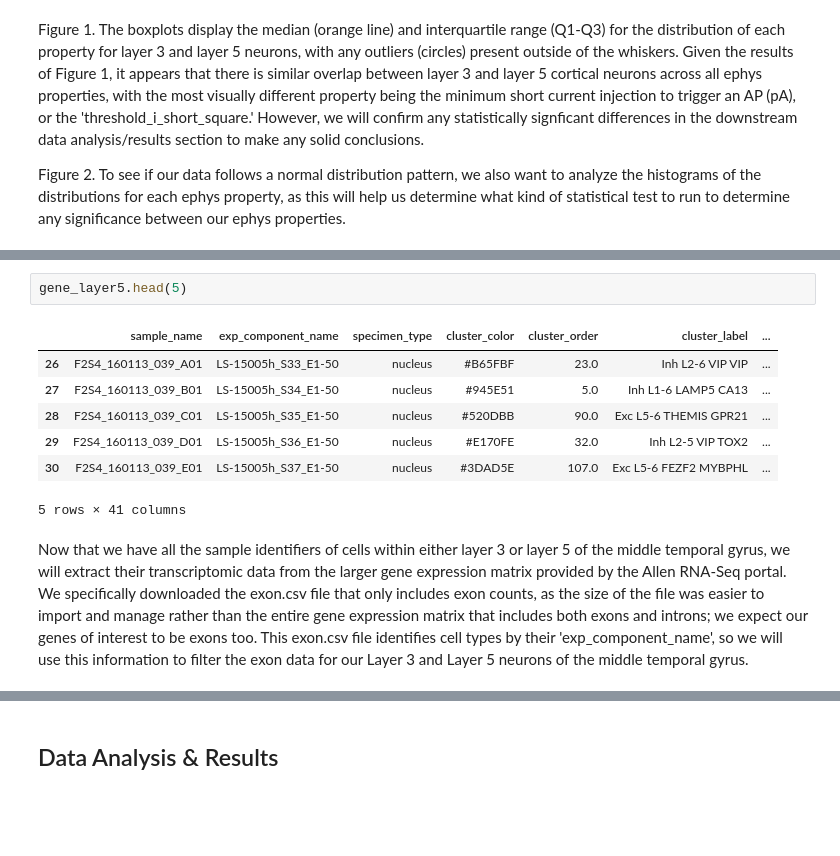
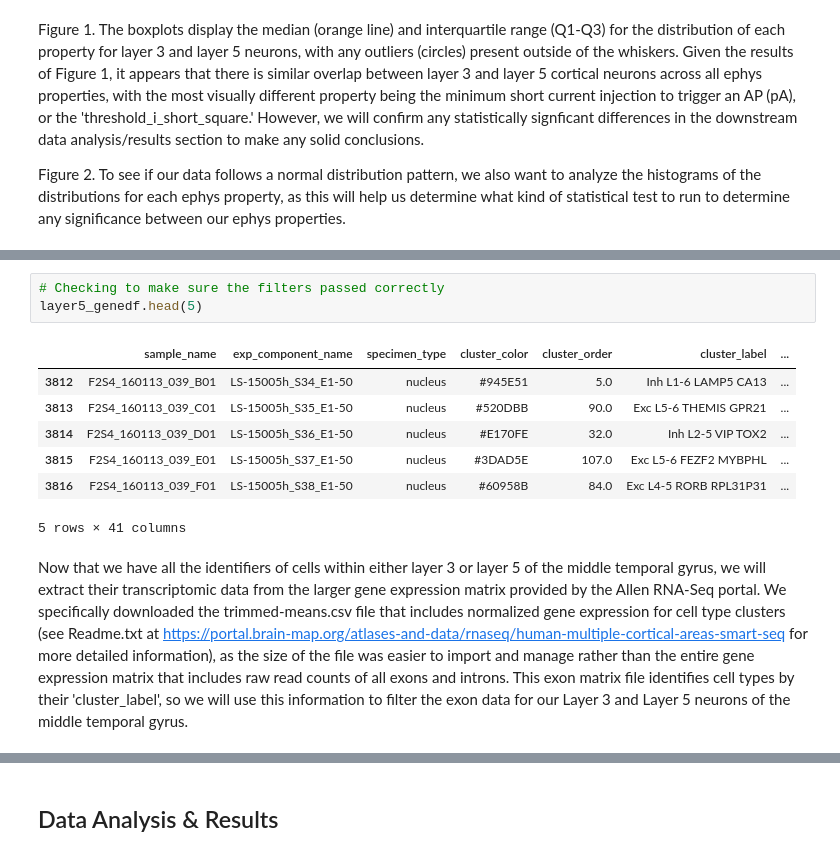
Before and after one commit to cbn003/CellTypes, a Jupyter notebook: CellTypesProject.ipynb, the cells around one changed output, grey strips where cells are left out. Saved outputs shown, nothing was run; the diff lists cells and outputs as text; blank space fills up the shorter version.

```diff
--- a/CellTypesProject.ipynb
+++ b/CellTypesProject.ipynb
@@ -278,12 +242,13 @@ gene_layer3.head(5)
-# %%
-gene_layer5.head(5)
-# %% [output]
-|  | sample_name | exp_component_name | specimen_type | cluster_color | cluster_order | cluster_label | ... |
-| 26 | F2S4_160113_039_A01 | LS-15005h_S33_E1-50 | nucleus | #B65FBF | 23.0 | Inh L2-6 VIP VIP | ... |
-| 27 | F2S4_160113_039_B01 | LS-15005h_S34_E1-50 | nucleus | #945E51 | 5.0 | Inh L1-6 LAMP5 CA13 | ... |
-| 28 | F2S4_160113_039_C01 | LS-15005h_S35_E1-50 | nucleus | #520DBB | 90.0 | Exc L5-6 THEMIS GPR21 | ... |
-| 29 | F2S4_160113_039_D01 | LS-15005h_S36_E1-50 | nucleus | #E170FE | 32.0 | Inh L2-5 VIP TOX2 | ... |
-| 30 | F2S4_160113_039_E01 | LS-15005h_S37_E1-50 | nucleus | #3DAD5E | 107.0 | Exc L5-6 FEZF2 MYBPHL | ... |
-5 rows × 41 columns
+# %%
+# Checking to make sure the filters passed correctly
+layer5_genedf.head(5)
+# %% [output]
+|  | sample_name | exp_component_name | specimen_type | cluster_color | cluster_order | cluster_label | ... |
+| 3812 | F2S4_160113_039_B01 | LS-15005h_S34_E1-50 | nucleus | #945E51 | 5.0 | Inh L1-6 LAMP5 CA13 | ... |
+| 3813 | F2S4_160113_039_C01 | LS-15005h_S35_E1-50 | nucleus | #520DBB | 90.0 | Exc L5-6 THEMIS GPR21 | ... |
+| 3814 | F2S4_160113_039_D01 | LS-15005h_S36_E1-50 | nucleus | #E170FE | 32.0 | Inh L2-5 VIP TOX2 | ... |
+| 3815 | F2S4_160113_039_E01 | LS-15005h_S37_E1-50 | nucleus | #3DAD5E | 107.0 | Exc L5-6 FEZF2 MYBPHL | ... |
+| 3816 | F2S4_160113_039_F01 | LS-15005h_S38_E1-50 | nucleus | #60958B | 84.0 | Exc L4-5 RORB RPL31P31 | ... |
+5 rows × 41 columns
 # %% [markdown]
-Now that we have all the sample identifiers of cells within either layer 3 or layer 5 of the middle temporal gyrus, we will extract their transcriptomic data from the larger gene expression matrix provided by the Allen RNA-Seq portal. We specifically downloaded the exon.csv file that only includes exon counts, as the size of the file was easier to import and manage rather than the entire gene expression matrix that includes both exons and introns; we expect our genes of interest to be exons too.  This exon.csv file identifies cell types by their 'exp_component_name', so we will use this information to filter the exon data for our Layer 3 and Layer 5 neurons of the middle temporal gyrus.
+Now that we have all the identifiers of cells within either layer 3 or layer 5 of the middle temporal gyrus, we will extract their transcriptomic data from the larger gene expression matrix provided by the Allen RNA-Seq portal. We specifically downloaded the trimmed-means.csv file that includes normalized gene expression for cell type clusters (see Readme.txt at https://portal.brain-map.org/atlases-and-data/rnaseq/human-multiple-cortical-areas-smart-seq for more detailed information), as the size of the file was easier to import and manage rather than the entire gene expression matrix that includes raw read counts of all exons and introns. This exon matrix file identifies cell types by their 'cluster_label', so we will use this information to filter the exon data for our Layer 3 and Layer 5 neurons of the middle temporal gyrus.
```
Also changed, not shown: parts of 23 cells of this notebook.
